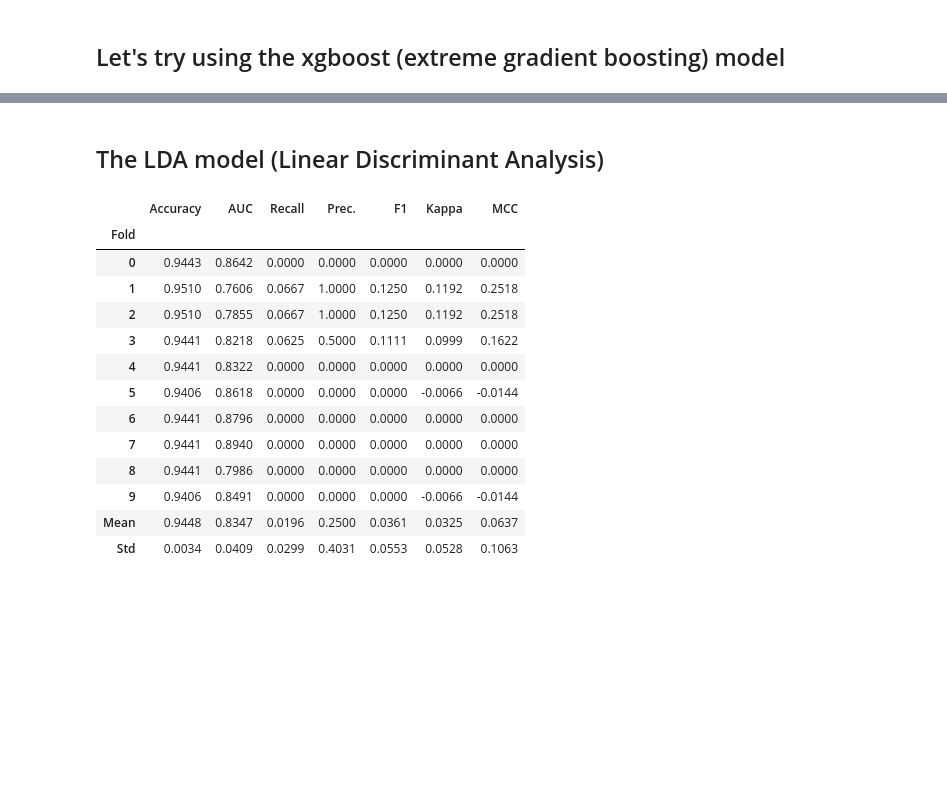
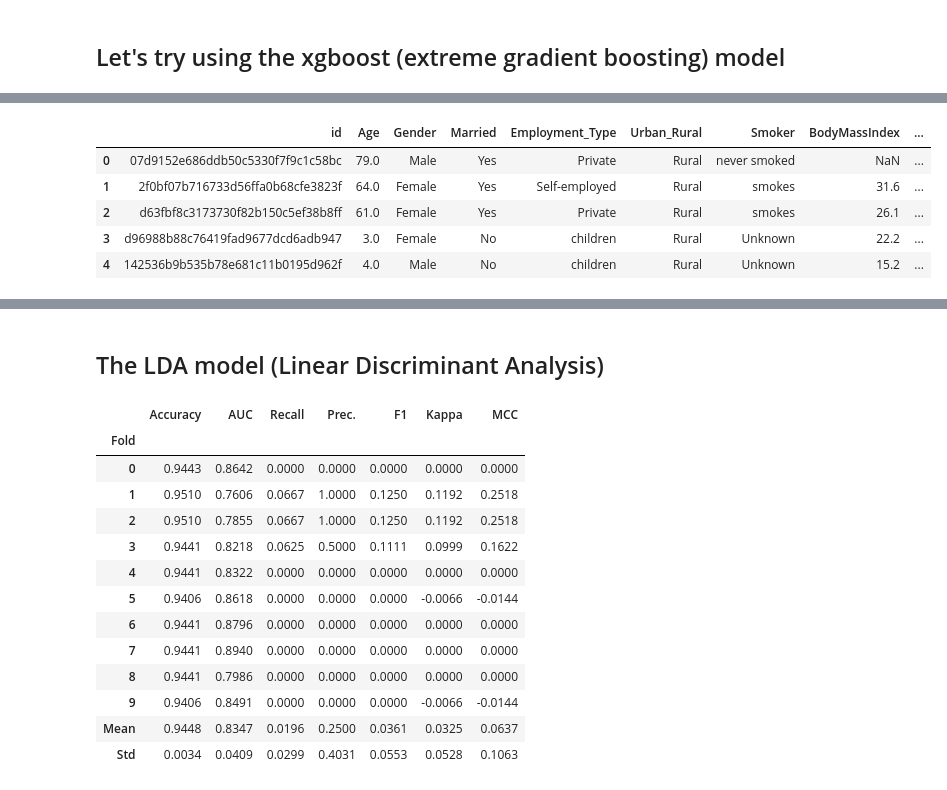
Before and after one commit to LJacquesdedixmude/StrokePredictionStreamlit, a Jupyter notebook: Code/PyCaret.ipynb, the cells around one changed output, grey strips where cells are left out. Cells and saved outputs as stored; diff of their text form; code cells hidden in the pictures; blank space fills up the shorter version.

```diff
--- a/Code/PyCaret.ipynb
+++ b/Code/PyCaret.ipynb
@@ -236,0 +271,9 @@ XGBClassifier(base_score=0.5, booster='gbtree', callbacks=None,
+# %%
+TestDS.head(5)
+# %% [output]
+|  | id | Age | Gender | Married | Employment_Type | Urban_Rural | Smoker | BodyMassIndex | ... |
+| 0 | 07d9152e686ddb50c5330f7f9c1c58bc | 79.0 | Male | Yes | Private | Rural | never smoked | NaN | ... |
+| 1 | 2f0bf07b716733d56ffa0b68cfe3823f | 64.0 | Female | Yes | Self-employed | Rural | smokes | 31.6 | ... |
+| 2 | d63fbf8c3173730f82b150c5ef38b8ff | 61.0 | Female | Yes | Private | Rural | smokes | 26.1 | ... |
+| 3 | d96988b88c76419fad9677dcd6adb947 | 3.0 | Female | No | children | Rural | Unknown | 22.2 | ... |
+| 4 | 142536b9b535b78e681c11b0195d962f | 4.0 | Male | No | children | Rural | Unknown | 15.2 | ... |
```
Also changed, not shown: parts of 16 cells of this notebook, 9 other files.
